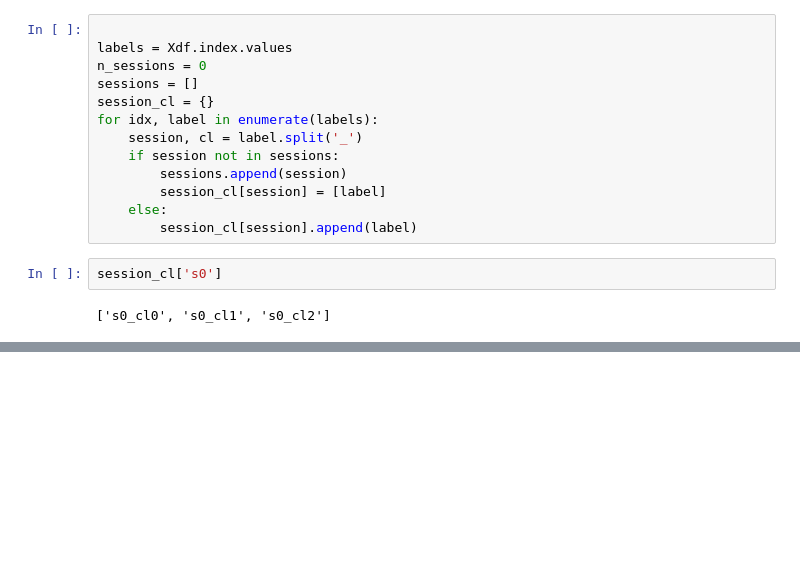
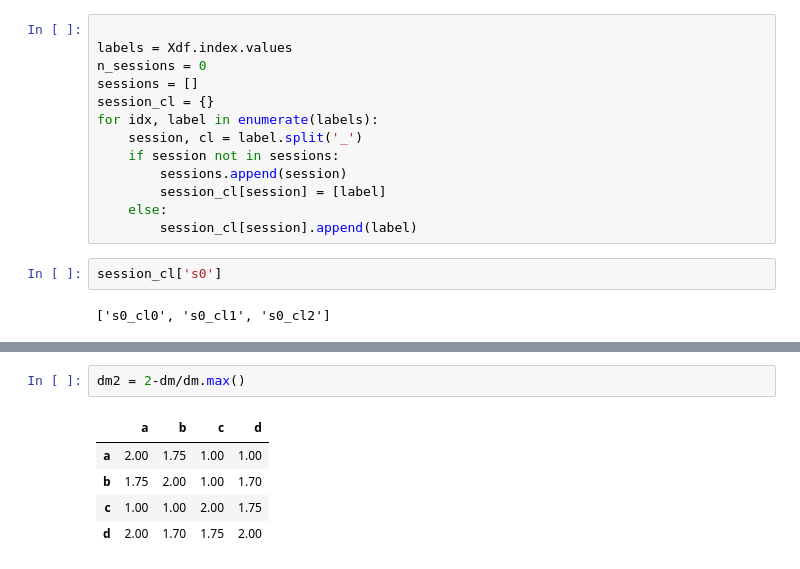
Before and after one commit to alexgonzl/TMA, a Jupyter notebook: Notebooks/sort_match_algo_dev.ipynb, the cells around one changed output, grey strips where cells are left out. Saved outputs shown, nothing was run; the diff lists cells and outputs as text; blank space fills up the shorter version.

```diff
--- a/Notebooks/sort_match_algo_dev.ipynb
+++ b/Notebooks/sort_match_algo_dev.ipynb
@@ -507,0 +735,8 @@ m.split('_')
+# %%
+dm2 = 2-dm/dm.max()
+# %% [output]
+|  | a | b | c | d |
+| a | 2.00 | 1.75 | 1.00 | 1.00 |
+| b | 1.75 | 2.00 | 1.00 | 1.70 |
+| c | 1.00 | 1.00 | 2.00 | 1.75 |
+| d | 2.00 | 1.70 | 1.75 | 2.00 |
```
Also changed, not shown: parts of 10 cells of this notebook, 6 other files.
